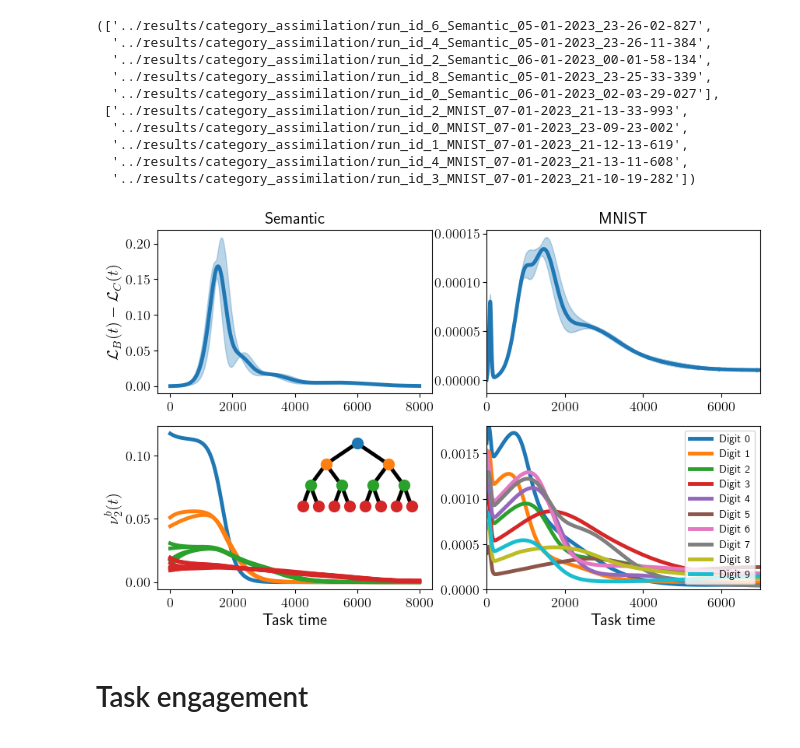
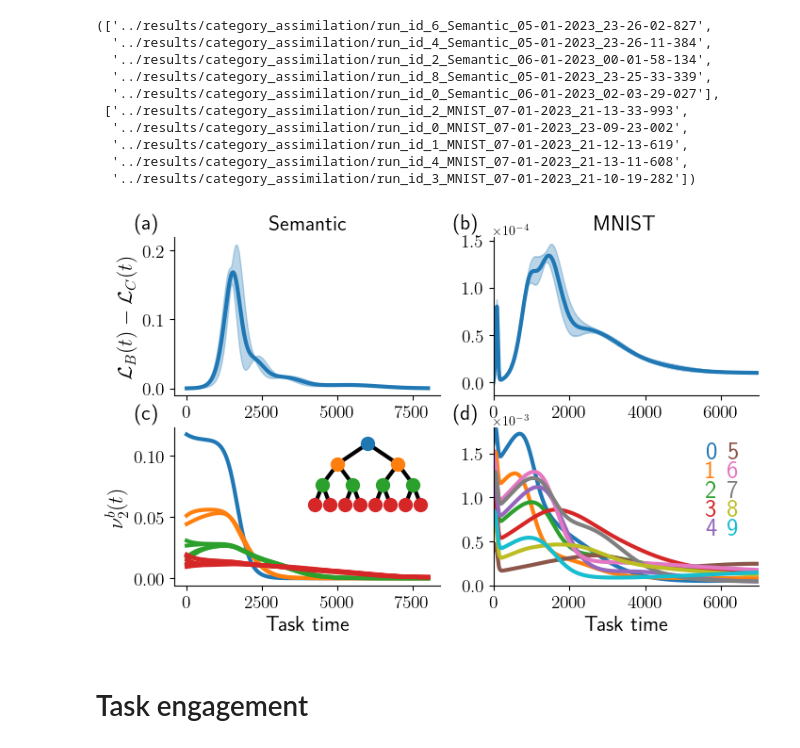
Before and after one commit to rodrigcd/neuromod, a Jupyter notebook: notebooks/paper_plots.ipynb, the cells around one changed output. Cells and saved outputs as stored; diff of their text form; code cells hidden in the pictures.

```diff
--- a/notebooks/paper_plots.ipynb
+++ b/notebooks/paper_plots.ipynb
@@ -173,14 +217,16 @@ results_list1 = [ResultsManager(path_) for path_ in results_path1_list]
 results_list2 = [ResultsManager(path_) for path_ in results_path2_list]
 results = [results_list1, results_list2]
 # %%
-figsize = (10, 6)
-fontsize = 15
-line_width = 3.5
+figsize = (8, 6/5*4)
+fontsize = 16
+line_width = 3
+subplot_labels = np.array([["(a)", "(b)"], ["(c)", "(d)"]])
 # %%
-cat_assimilation_plot(results[0], results[1], figsize=figsize, fontsize=fontsize, line_width=line_width)
+cat_assimilation_plot(results[0], results[1], figsize=figsize, fontsize=fontsize, line_width=line_width,
+                     subplot_labels=subplot_labels)
 plt.savefig("paper_figures/category_assimilation.pdf", bbox_inches="tight")
 # %% [output]
-[figure, old version]
+[figure, new version]
 # %% [markdown]
 # Task engagement
 # %%
```
Also changed, not shown: parts of 15 cells of this notebook, 12 other files.
